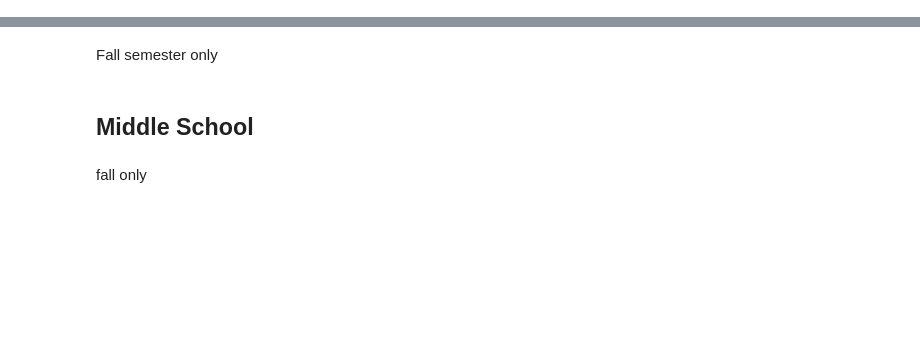
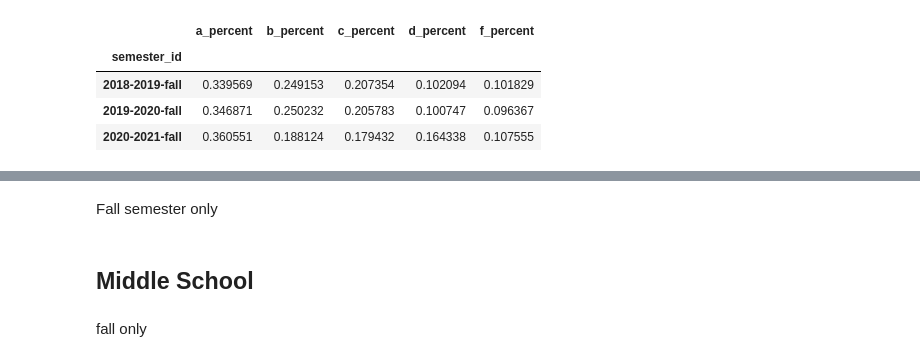
Before and after one commit to datadesk/LAUSD-2020-grades, a Jupyter notebook: grades.ipynb, the cells around one changed output, grey strips where cells are left out. Saved outputs shown, nothing was run; the diff lists cells and outputs as text; code cells hidden in the pictures; blank space fills up the shorter version.

```diff
--- a/grades.ipynb
+++ b/grades.ipynb
@@ -97,0 +249,2 @@ hs_grades = pd.read_csv("input/grades9-12-complete.csv")
+# %%
+semester_percentages = calculate_percentages(semester_counts)
@@ -97,0 +253,8 @@ hs_grades = pd.read_csv("input/grades9-12-complete.csv")
+# %%
+semester_percentages
+# %% [output]
+|  | a_percent | b_percent | c_percent | d_percent | f_percent |
+| semester_id |  |  |  |  |  |
+| 2018-2019-fall | 0.339569 | 0.249153 | 0.207354 | 0.102094 | 0.101829 |
+| 2019-2020-fall | 0.346871 | 0.250232 | 0.205783 | 0.100747 | 0.096367 |
+| 2020-2021-fall | 0.360551 | 0.188124 | 0.179432 | 0.164338 | 0.107555 |
```
Also changed, not shown: parts of 112 cells of this notebook, 5 other files.
